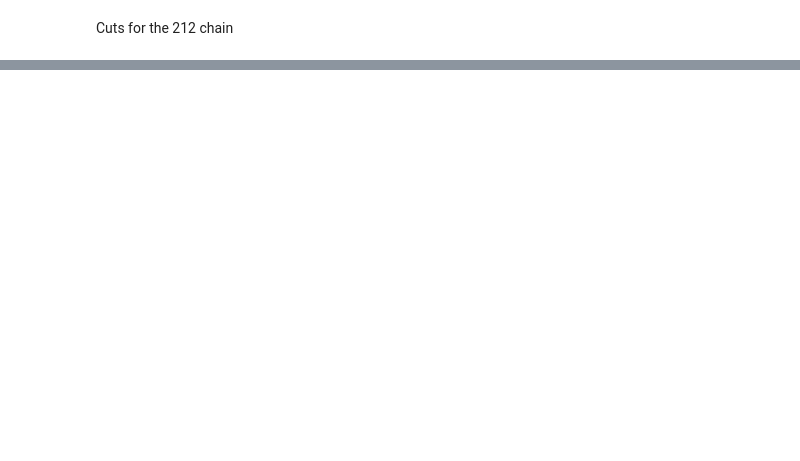
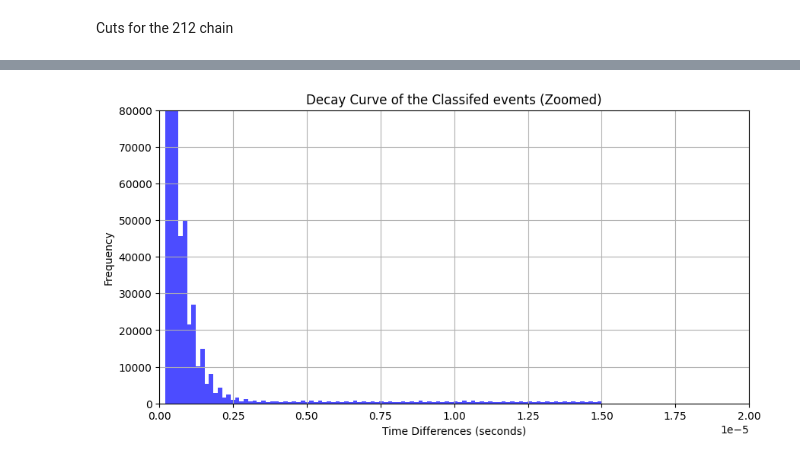
Before and after one commit to anuragxorma/BiPoClassification, a Jupyter notebook: classical_cuts/cuts_classical_and_optimized.ipynb, the cells around one changed output, grey strips where cells are left out. Drawn from its saved outputs; the diff is of its cells as text; code cells hidden in the pictures; blank space fills up the shorter version.

```diff
--- a/classical_cuts/cuts_classical_and_optimized.ipynb
+++ b/classical_cuts/cuts_classical_and_optimized.ipynb
@@ -636,2 +573,4 @@ plot_histogram(time_diff_212, "Decay Curve of the Classifed events", "../plots/c
 # %%
-plot_histogram(time_diff_212, "Decay Curve of the Classifed events (Zoomed)", "../plots/classical_cuts/decay_curve_212_zoomed_optcuts", "blue", x_limits=(0.000005, 0.0008), y_limits=(0, 20000) )
+plot_histogram(time_diff_212, "Decay Curve of the Classifed events (Zoomed)", "../plots/classical_cuts/decay_curve_212_zoomed_optcuts", "blue", x_limits=(0, 0.00002), y_limits=(0, 80000) )
+# %% [output]
+[figure, added]
```
Also changed, not shown: parts of 19 cells of this notebook, 23 other files.
